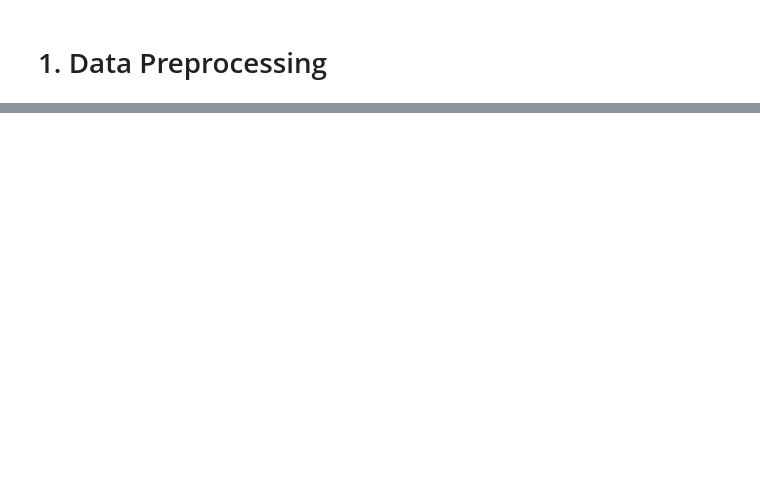
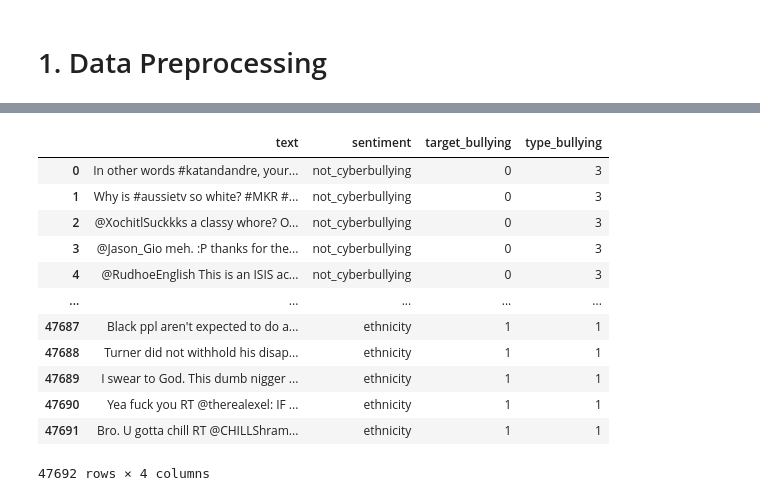
Before and after one commit to eilccn/twitter-sentiment-classification, a Jupyter notebook: cs6120-group10.ipynb, the cells around one changed output, grey strips where cells are left out. Saved outputs shown, nothing was run; the diff lists cells and outputs as text; code cells hidden in the pictures; blank space fills up the shorter version.

Commit message:
preprocessing complete

```diff
--- a/cs6120-group10.ipynb
+++ b/cs6120-group10.ipynb
@@ -87,6 +83,6 @@ Name: cyberbullying_type, dtype: int64
 # %% [markdown]
 **There is not much imbalance between different cyberbulling type. other_cyberbulling will be removed since it may cause a confusion for the models with other cyberbullying class.**
 # %%
-df.drop(df[df['cyberbullying_type'] == 'other_cyberbullying'].index, inplace = True)
+#df.drop(df[df['cyberbullying_type'] == 'other_cyberbullying'].index, inplace = True)
 df['cyberbullying_type'].value_counts()
 # %% [output]
@@ -118,0 +116,3 @@ df.sample(10)
+# %%
+df["target_bullying"] = np.where(df['sentiment']!="not_cyberbullying",1,0)
+df
@@ -118,0 +133,19 @@ df.sample(10)
+# %%
+from sklearn.preprocessing import LabelEncoder
+LE = LabelEncoder()
+df["type_bullying"] = LE.fit_transform(df["sentiment"])
+df
+# %% [output]
+|  | text | sentiment | target_bullying | type_bullying |
+| 0 | In other words #katandandre, your... | not_cyberbullying | 0 | 3 |
+| 1 | Why is #aussietv so white? #MKR #... | not_cyberbullying | 0 | 3 |
+| 2 | @XochitlSuckkks a classy whore? O... | not_cyberbullying | 0 | 3 |
+| 3 | @Jason_Gio meh. :P thanks for the... | not_cyberbullying | 0 | 3 |
+| 4 | @RudhoeEnglish This is an ISIS ac... | not_cyberbullying | 0 | 3 |
+| ... | ... | ... | ... | ... |
+| 47687 | Black ppl aren't expected to do a... | ethnicity | 1 | 1 |
+| 47688 | Turner did not withhold his disap... | ethnicity | 1 | 1 |
+| 47689 | I swear to God. This dumb nigger ... | ethnicity | 1 | 1 |
+| 47690 | Yea fuck you RT @therealexel: IF ... | ethnicity | 1 | 1 |
+| 47691 | Bro. U gotta chill RT @CHILLShram... | ethnicity | 1 | 1 |
+47692 rows × 4 columns
```
Also changed, not shown: parts of 7 cells of this notebook.
